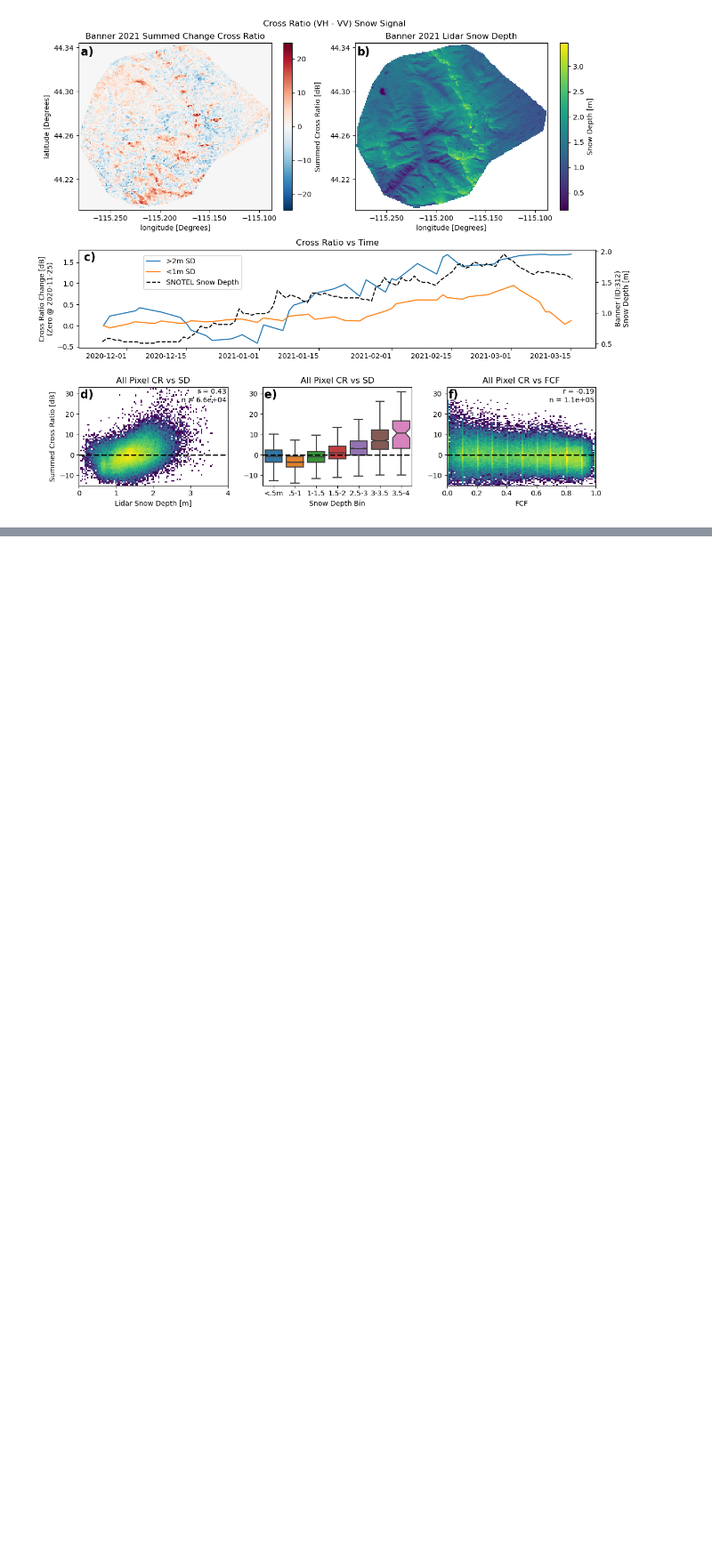
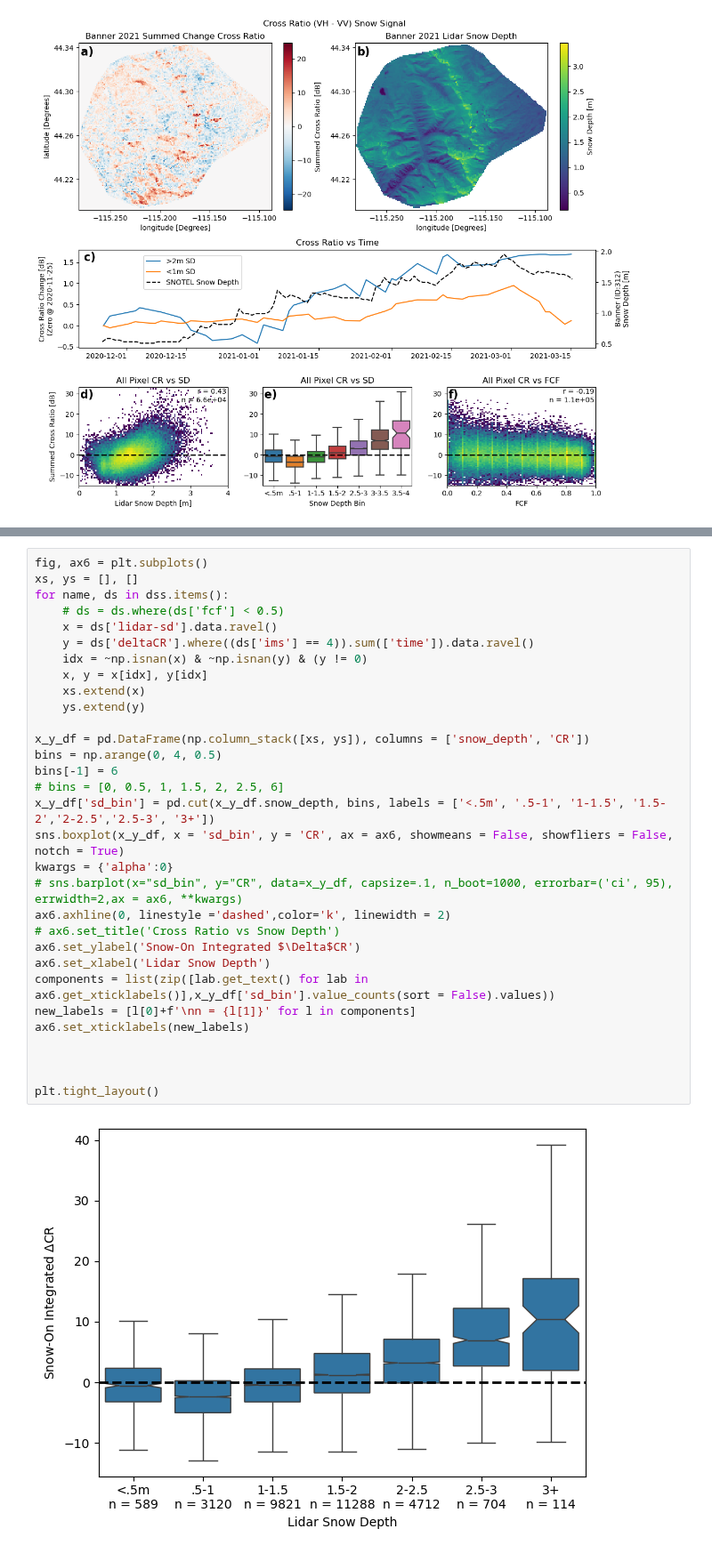
Before and after one commit to ZachHoppinen/spicy-analysis, a Jupyter notebook: src/compare/cr_signal/cr_signal_figures.ipynb, the cells around one changed output, grey strips where cells are left out. Shown at 89% size. Saved outputs shown, nothing was run; the diff lists cells and outputs as text; blank space fills up the shorter version.

```diff
--- a/src/compare/cr_signal/cr_signal_figures.ipynb
+++ b/src/compare/cr_signal/cr_signal_figures.ipynb
@@ -169,0 +221,33 @@ plt.savefig('/bsuhome/zacharykeskinen/spicy-analysis/figures/cr/banner2021_cr.pn
+# %%
+fig, ax6 = plt.subplots()
+xs, ys = [], []
+for name, ds in dss.items():
+    # ds = ds.where(ds['fcf'] < 0.5)
+    x = ds['lidar-sd'].data.ravel()
+    y = ds['deltaCR'].where((ds['ims'] == 4)).sum(['time']).data.ravel()
+    idx = ~np.isnan(x) & ~np.isnan(y) & (y != 0)
+    x, y = x[idx], y[idx]
+    xs.extend(x)
+    ys.extend(y)
+
+x_y_df = pd.DataFrame(np.column_stack([xs, ys]), columns = ['snow_depth', 'CR'])
+bins = np.arange(0, 4, 0.5)
+bins[-1] = 6
+# bins = [0, 0.5, 1, 1.5, 2, 2.5, 6]
+x_y_df['sd_bin'] = pd.cut(x_y_df.snow_depth, bins, labels = ['<.5m', '.5-1', '1-1.5', '1.5-2','2-2.5','2.5-3', '3+'])
+sns.boxplot(x_y_df, x = 'sd_bin', y = 'CR', ax = ax6, showmeans = False, showfliers = False, notch = True)
+kwargs = {'alpha':0}
+# sns.barplot(x="sd_bin", y="CR", data=x_y_df, capsize=.1, n_boot=1000, errorbar=('ci', 95), errwidth=2,ax = ax6, **kwargs)
+ax6.axhline(0, linestyle ='dashed',color='k', linewidth = 2)
+# ax6.set_title('Cross Ratio vs Snow Depth')
+ax6.set_ylabel('Snow-On Integrated $\Delta$CR')
+ax6.set_xlabel('Lidar Snow Depth')
+components = list(zip([lab.get_text() for lab in ax6.get_xticklabels()],x_y_df['sd_bin'].value_counts(sort = False).values))
+new_labels = [l[0]+f'\nn = {l[1]}' for l in components]
+ax6.set_xticklabels(new_labels)
+
+
+
+plt.tight_layout()
+# %% [output]
+[figure, added]
```
Also changed, not shown: parts of 4 cells of this notebook, 2 other files.
